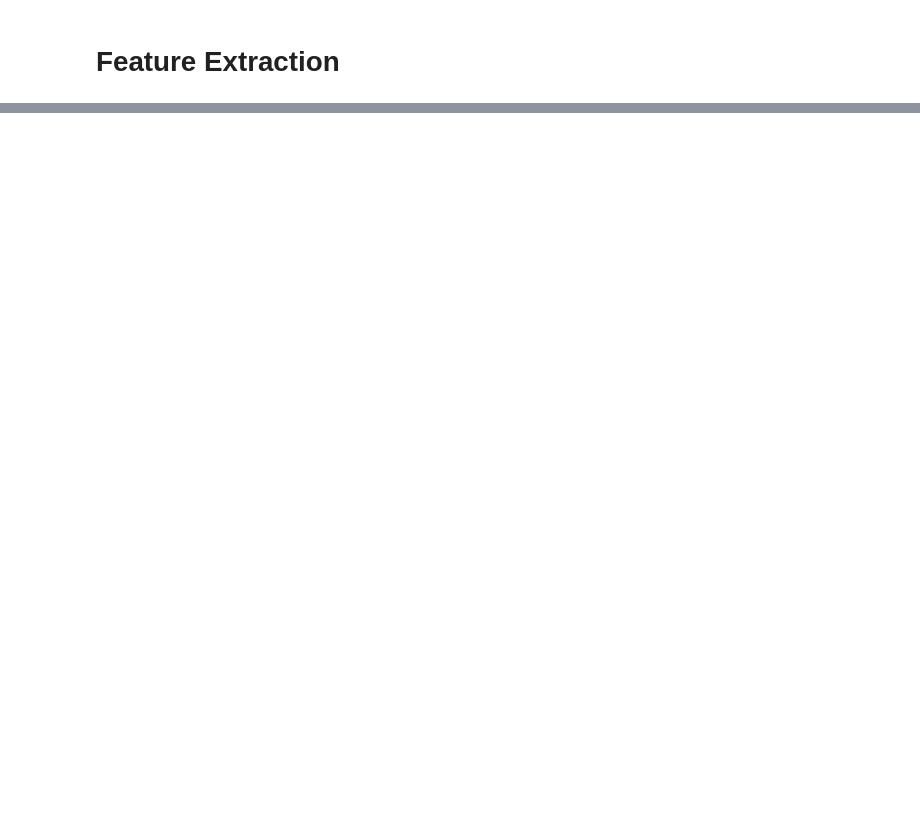
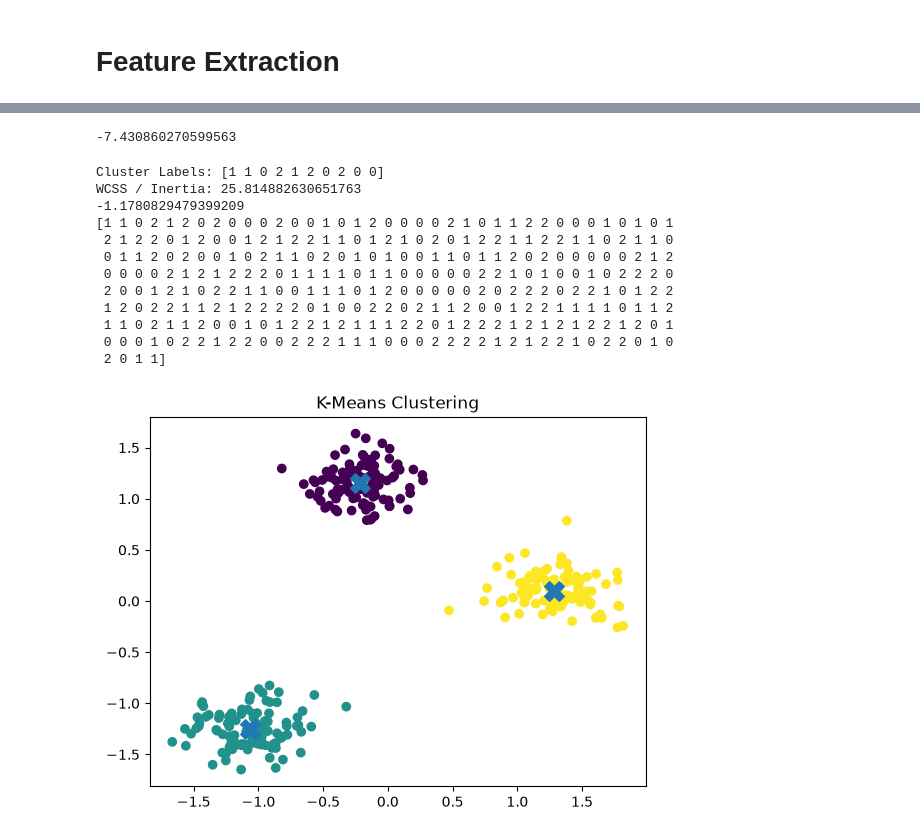
Before and after one commit to moneem-hub/AIML, a Jupyter notebook: ClassPractice.ipynb, the cells around one changed output, grey strips where cells are left out. Drawn from its saved outputs; the diff is of its cells as text; code cells hidden in the pictures; blank space fills up the shorter version.

```diff
--- a/ClassPractice.ipynb
+++ b/ClassPractice.ipynb
@@ -916,0 +992,61 @@ print(similarity)
+# %%
+print(X[0][0])
+# %% [output]
+-7.430860270599563
+# %%
+import matplotlib.pyplot as plt
+from sklearn.cluster import KMeans
+from sklearn.datasets import make_blobs
+from sklearn.preprocessing import StandardScaler
+
+# Generate Unlabeled Dataset
+X,_ = make_blobs(
+    n_samples=300,
+    centers=3,
+    cluster_std=1.2,
+    random_state=42
+)
+
+# Scale Features
+X = StandardScaler().fit_transform(X)
+
+# Train the model
+model = KMeans(
+    n_clusters=3,
+    init="k-means++",
+    n_init=10,
+    random_state=42
+)
+
+labels = model.fit_predict(X)
+print("Cluster Labels:", labels[:10])
+print("WCSS / Inertia:", model.inertia_)
+
+plt.scatter(X[:, 0], X[:, 1], c=labels)
+plt.scatter(
+    model.cluster_centers_[:,0],
+    model.cluster_centers_[:,1],
+    marker="X",
+    s=200
+)
+
+print(X[0][0])
+print(labels)
+
+
+plt.title("K-Means Clustering")
+plt.show()
+# %% [output]
+Cluster Labels: [1 1 0 2 1 2 0 2 0 0]
+WCSS / Inertia: 25.814882630651763
+-1.1780829479399209
+[1 1 0 2 1 2 0 2 0 0 0 2 0 0 1 0 1 2 0 0 0 0 2 1 0 1 1 2 2 0 0 0 1 0 1 0 1
+ 2 1 2 2 0 1 2 0 0 1 2 1 2 2 1 1 0 1 2 1 0 2 0 1 2 2 1 1 2 2 1 1 0 2 1 1 0
+ 0 1 1 2 0 2 0 0 1 0 2 1 1 0 2 0 1 0 1 0 0 1 1 0 1 1 2 0 2 0 0 0 0 0 2 1 2
+ 0 0 0 0 2 1 2 1 2 2 2 0 1 1 1 1 0 1 1 0 0 0 0 0 2 2 1 0 1 0 0 1 0 2 2 2 0
+ 2 0 0 1 2 1 0 2 2 1 1 0 0 1 1 1 0 1 2 0 0 0 0 0 2 0 2 2 2 0 2 2 1 0 1 2 2
+ 1 2 0 2 2 1 1 2 1 2 2 2 2 0 1 0 0 2 2 0 2 1 1 2 0 0 1 2 2 1 1 1 1 0 1 1 2
+ 1 1 0 2 1 1 2 0 0 1 0 1 2 2 1 2 1 1 1 2 2 0 1 2 2 2 1 2 1 2 1 2 2 1 2 0 1
+ 0 0 0 1 0 2 2 1 2 2 0 0 2 2 2 1 1 1 0 0 0 2 2 2 2 1 2 1 2 2 1 0 2 2 0 1 0
+ 2 0 1 1]
+[figure, added]
```
Also changed, not shown: parts of 17 cells of this notebook.
